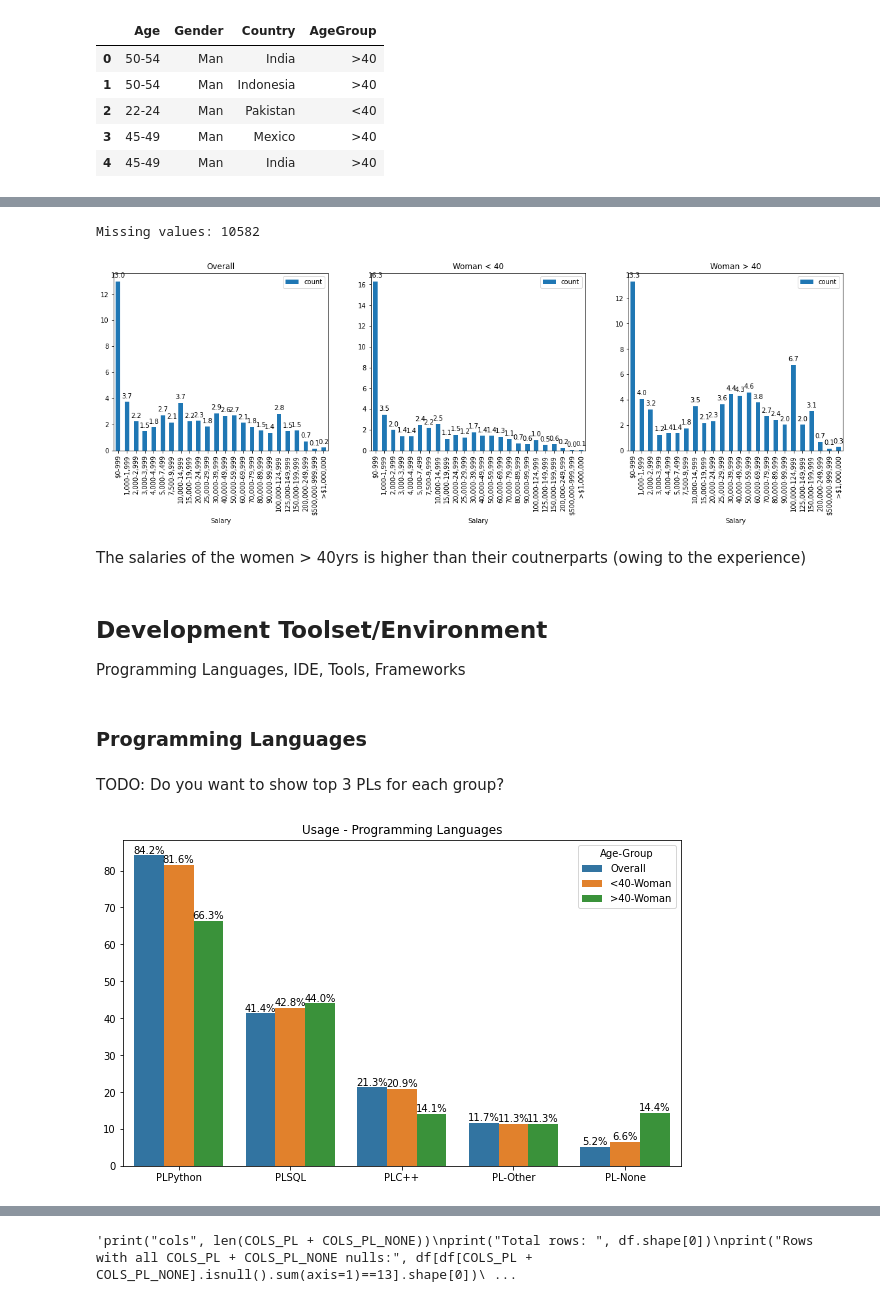
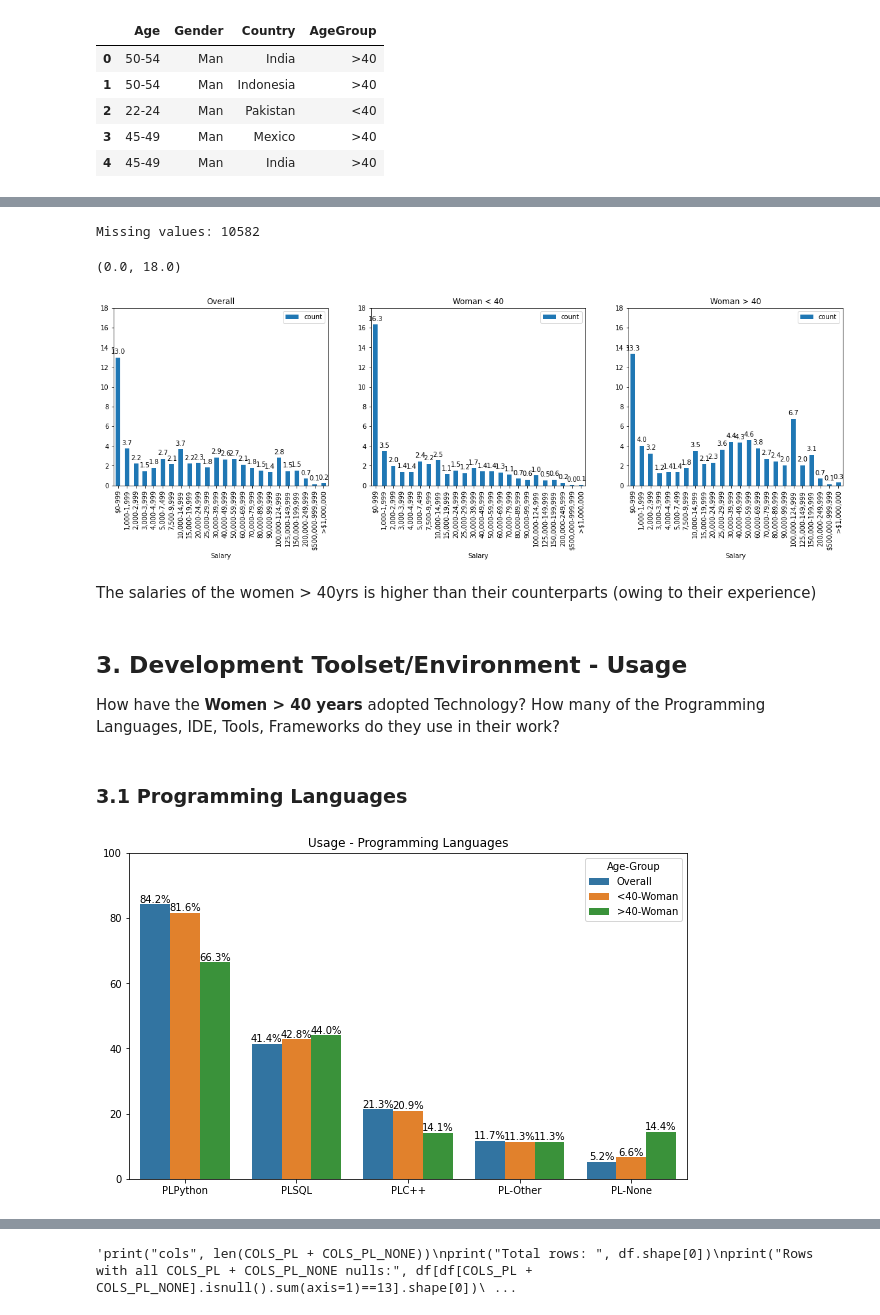
Before and after one commit to sreedevigattu/mldssurvey, a Jupyter notebook: mldssurvey.ipynb, the cells around one changed output, grey strips where cells are left out. Saved outputs shown, nothing was run; the diff lists cells and outputs as text; code cells hidden in the pictures.

```diff
--- a/mldssurvey.ipynb
+++ b/mldssurvey.ipynb
@@ -322,7 +310,7 @@ def plotAgeGenderSankey(df):
     LINKS   = dict( source = [0]*3 + [1]*3 + [2]*3 + [3]*3 + [4]*3 + [5]*3 + [6]*3, target = [ 6, 7, 8]*6,
                     value =  VALUES, label = LABELS, hovertemplate="%{label}",
                     color =  ["lightgreen"]*3 + ["paleturquoise"]*3 +["sandybrown"]*3 + ['khaki'] * 3 + ['moccasin']*3 + ['bisque']*3)
-    plotSankey(NODES, LINKS, "Age & Gender", 1000, 600)
+    plotSankey(NODES, LINKS, "Age & Gender - What is the distribution?", 1000, 600)
     # Colors are at https://developer.mozilla.org/en-US/docs/Web/CSS/color_value
 
 def getAgeGenderDF():
@@ -368,7 +356,7 @@ def plotLine(df, x, y, color, colormap, title):#, fig, row, col, w, h):
 def plotTreeMapLine(df):
     print(df.groupby(by=['AgeGroup','Gender']).agg({'Count':np.sum}))
     fig = make_subplots( cols = 2, rows = 1, column_widths = [0.4, 0.4],
-                        subplot_titles = ('<b>Age & Gender<br />&nbsp;<br />', '<b>Members with Age<br />&nbsp;<br />'),
+                        subplot_titles = ('<b>Age & Gender - What is the distribution?<br />&nbsp;<br />', '<b>Age & number of members<br />&nbsp;<br />'),
                         specs = [[{'type': 'treemap', 'rowspan': 1}, {'type': 'Scatter'}]])
     fig = plotTreeMapSP(df, ['Age', 'Gender'], 'Count', "Gender", COLOR_MAP_GENDER, fig, 1, 1)
     fig = plotLineSP(df, 'Age', 'Count', 'Gender', COLOR_MAP_GENDER, fig, 1, 2, 600, 300 )
@@ -575,34 +564,30 @@ df_wgt40['count'] = round((df_wgt40['count']/total)*100,2)
 #print(df_wgt40)
 
 plt.figure(figsize=(20, 5))
-ax = plt.subplot(1, 3, 1); ax = df_all.plot.bar(col, ax=ax); annotate(ax, 'Overall')
-ax = plt.subplot(1, 3, 2); ax = df_wlt40.plot.bar(col, ax=ax); annotate(ax, 'Woman < 40')
-ax = plt.subplot(1, 3, 3); ax = df_wgt40.plot.bar(col, ax=ax); annotate(ax, 'Woman > 40')
+ax = plt.subplot(1, 3, 1); ax = df_all.plot.bar(col, ax=ax); annotate(ax, 'Overall'); ax.set_ylim(0, 18)
+ax = plt.subplot(1, 3, 2); ax = df_wlt40.plot.bar(col, ax=ax); annotate(ax, 'Woman < 40'); ax.set_ylim(0, 18)
+ax = plt.subplot(1, 3, 3); ax = df_wgt40.plot.bar(col, ax=ax); annotate(ax, 'Woman > 40'); ax.set_ylim(0, 18)
 # %% [output]
 Missing values: 10582
+(0.0, 18.0)
-[figure, old version]
+[figure, new version]
 # %% [markdown]
-The salaries of the women > 40yrs is higher than their coutnerparts (owing to the experience)
+The salaries of the women > 40yrs is higher than their counterparts (owing to their experience)
 # %% [markdown]
-## Development Toolset/Environment
-Programming Languages, IDE, Tools, Frameworks
+## 3. Development Toolset/Environment - Usage
+How have the **Women > 40 years** adopted Technology? How many of the Programming Languages, IDE, Tools, Frameworks do they use in their work?
 # %% [markdown]
-### Programming Languages
+### 3.1 Programming Languages
-# %% [markdown]
-TODO:
-Do you want to show top 3 PLs for each group?
 # %%
-plt.figure(figsize=(10, 6))
-
-ax = plt.subplot(1,1 ,1)
+plt.figure(figsize=(10, 6)); ax = plt.subplot(1,1 ,1)
 CAT = "PL"; Q_PREFIX = "Q7"
 Q_PART_PREFIX = f'{Q_PREFIX}_Part_'; COL_NONE = f'{Q_PART_PREFIX}12'
 COLS, _, COLS_OTHER, _ = getCols(CAT, Q_PREFIX, COL_NONE, )
 df[COLS].head()
 summarise(df, df_new, CAT, COLS, COLS_OTHER, COL_NONE,
             f'{Q_PART_PREFIX}1', f'{CAT}Python', "Python",
             f'{Q_PART_PREFIX}3', f'{CAT}SQL', "SQL",
             f'{Q_PART_PREFIX}5', f'{CAT}C++', "C++", ax, 'Usage - Programming Languages')
 # %% [output]
-[figure, old version]
+[figure, new version]
 # %% [markdown]
```
Also changed, not shown: parts of 72 cells of this notebook.
